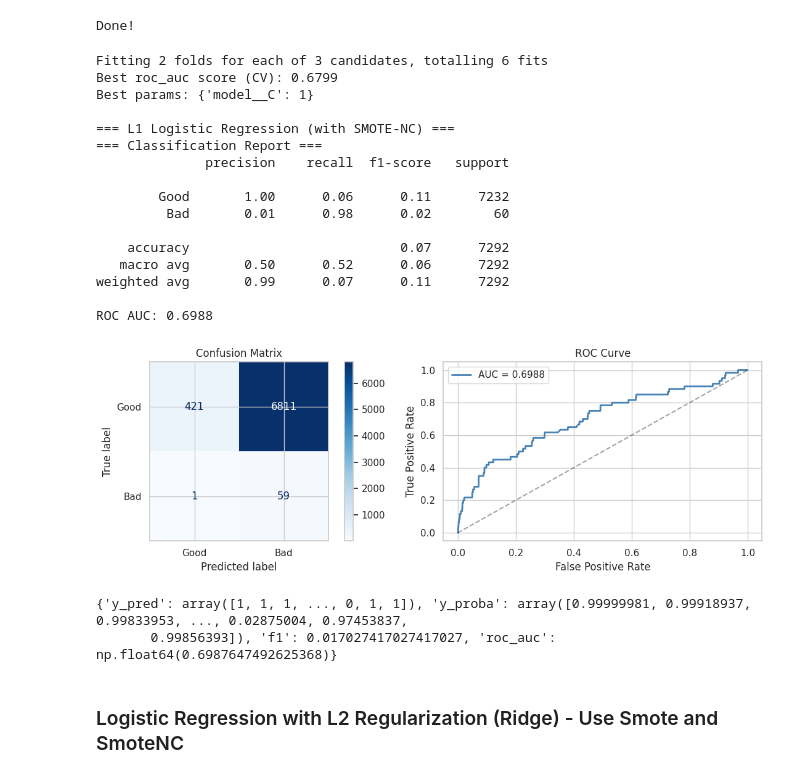
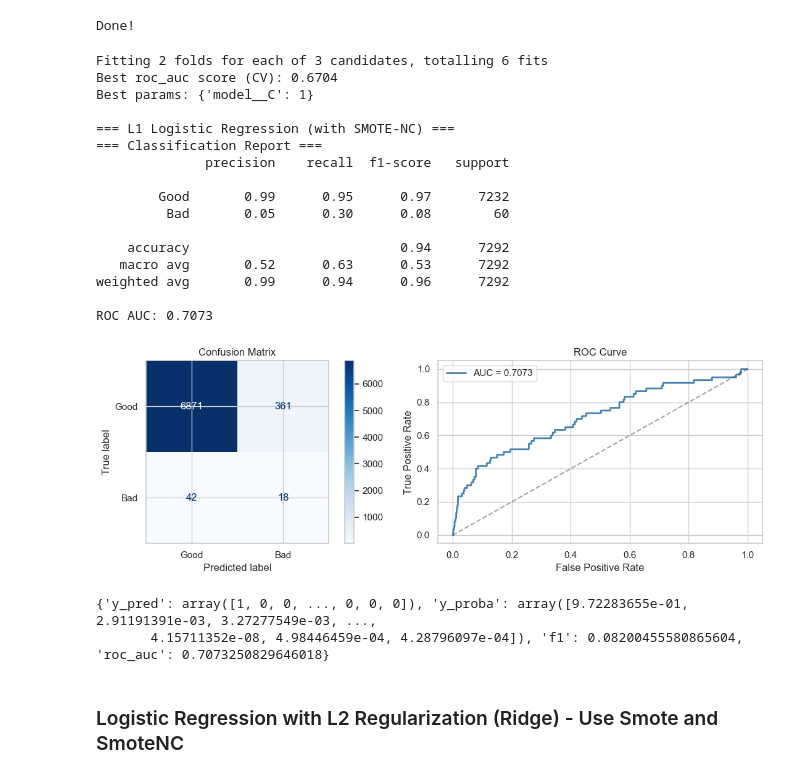
Before and after one commit to nickleezx/CS3244_Machine_Learning_Group8, a Jupyter notebook: notebook.ipynb, the cells around one changed output. Saved outputs shown, nothing was run; the diff lists cells and outputs as text; code cells hidden in the pictures.

```diff
--- a/notebook.ipynb
+++ b/notebook.ipynb
@@ -566,7 +566,7 @@ preprocessor_smote = ColumnTransformer(
 
 # Preprocessor 2 — for SMOTENC (only scale numerics, NO encoding)
 # SMOTENC needs raw categoricals so encoding happens AFTER
-preprocessor_smotenс = ColumnTransformer(
+preprocessor_smotenc = ColumnTransformer(
     transformers=[
         ("num", StandardScaler(), num_cols),
     ],
@@ -620,7 +620,7 @@ def build_pipeline(model, preprocessor=preprocessor_smote, use_smote=True, smote
         Whether to include SMOTE oversampling in the pipeline.
     smote_random_state : int
         Random state for SMOTE reproducibility。
-    use_smotenс : bool
+    use_smotenc : bool
         Whether to use SMOTENC instead of SMOTE (for datasets with categorical variables).
     categorical_features : list
         List of indices of categorical columns (required for SMOTENC).
@@ -634,17 +634,22 @@ def build_pipeline(model, preprocessor=preprocessor_smote, use_smote=True, smote
 
     if use_smotenc and categorical_indices is not None:
         # SMOTENC BEFORE encoding
-        steps.append(("preprocessor", preprocessor_smotenс))
+        steps.append(("preprocessor", preprocessor_smotenc))
         steps.append(("smote", SMOTENC(
             categorical_features=categorical_indices,
             random_state=smote_random_state
         )))
-        # One hot encode AFTER SMOTENC
-        steps.append(("encoder", OneHotEncoder(
-            drop="first",
-            handle_unknown="infrequent_if_exist",
-            sparse_output=False
-        )))
+        # One hot encode only categorical columns AFTER SMOTENC
+        steps.append(("encoder", ColumnTransformer(
+        transformers=[
+            ("cat", OneHotEncoder(
+                drop="first",
+                handle_unknown="infrequent_if_exist",
+                sparse_output=False
+            ), categorical_indices)  # ← only categorical indices!
+        ],
+        remainder="passthrough"  # ← keep numerical columns as is
+    )))
     else:
         # Regular SMOTE AFTER encoding
         steps.append(("preprocessor", preprocessor_smote))
@@ -691,7 +696,7 @@ def train_with_gridsearch(
         Random state for reproducibility of CV splits.
     n_jobs : int
         Number of parallel jobs (-1 = all cores).
-    use_smotenс : bool
+    use_smotenc : bool
         Whether to use SMOTENC instead of SMOTE (for datasets with categorical variables).
     categorical_features : list
         List of indices of categorical columns (required for SMOTENC).
@@ -858,51 +863,52 @@ print("Done!")
 Done!
 # %%
 from sklearn.linear_model import LogisticRegression
+from sklearn.preprocessing import LabelEncoder
 
 # --- L1 Regularization (Lasso) ---
 lr_l1_model = LogisticRegression(
-    penalty = 'l1',
+    penalty='l1',
     max_iter=5000,
-    solver="saga",
+    solver='saga',
     random_state=42,
 )
 
 lr_l1_param_grid = {
     "model__C": [0.01, 0.1, 1]
 }
 
-lr_l1_smotenс_grid = train_with_gridsearch(
+lr_l1_smotenc_grid = train_with_gridsearch(
     model=lr_l1_model,
     param_grid=lr_l1_param_grid,
     X_train=X_train_enc,
     y_train=y_train,
     cv_folds=2,
     scoring="roc_auc",
-    use_smote=False,        # ← False since using SMOTENC
-    use_smotenc=True,       # ← True for SMOTENC
-    categorical_indices=categorical_indices,  # ← indices not column names
+    use_smote=False,
+    use_smotenc=True,
+    categorical_indices=categorical_indices,
     n_jobs=1
 )
 
 print("\n=== L1 Logistic Regression (with SMOTE-NC) ===")
-print(evaluate_model(lr_l1_smotenс_grid, X_test, y_test))
+print(evaluate_model(lr_l1_smotenc_grid, X_test_enc, y_test))
 # %% [output]
 Fitting 2 folds for each of 3 candidates, totalling 6 fits
-Best roc_auc score (CV): 0.6799
+Best roc_auc score (CV): 0.6704
 Best params: {'model__C': 1}
 
 === L1 Logistic Regression (with SMOTE-NC) ===
 === Classification Report ===
               precision    recall  f1-score   support
 
-        Good       1.00      0.06      0.11      7232
-         Bad       0.01      0.98      0.02        60
+        Good       0.99      0.95      0.97      7232
+         Bad       0.05      0.30      0.08        60
 
-    accuracy                           0.07      7292
-   macro avg       0.50      0.52      0.06      7292
-weighted avg       0.99      0.07      0.11      7292
+    accuracy                           0.94      7292
+   macro avg       0.52      0.63      0.53      7292
+weighted avg       0.99      0.94      0.96      7292
 
-ROC AUC: 0.6988
+ROC AUC: 0.7073
-[figure, old version]
+[figure, new version]
-{'y_pred': array([1, 1, 1, ..., 0, 1, 1]), 'y_proba': array([0.99999981, 0.99918937, 0.99833953, ..., 0.02875004, 0.97453837,
-       0.99856393]), 'f1': 0.017027417027417027, 'roc_auc': np.float64(0.6987647492625368)}
+{'y_pred': array([1, 0, 0, ..., 0, 0, 0]), 'y_proba': array([9.72283655e-01, 2.91191391e-03, 3.27277549e-03, ...,
+       4.15711352e-08, 4.98446459e-04, 4.28796097e-04]), 'f1': 0.08200455580865604, 'roc_auc': 0.7073250829646018}
```
Also changed, not shown: parts of 11 cells of this notebook, 1 other file.
